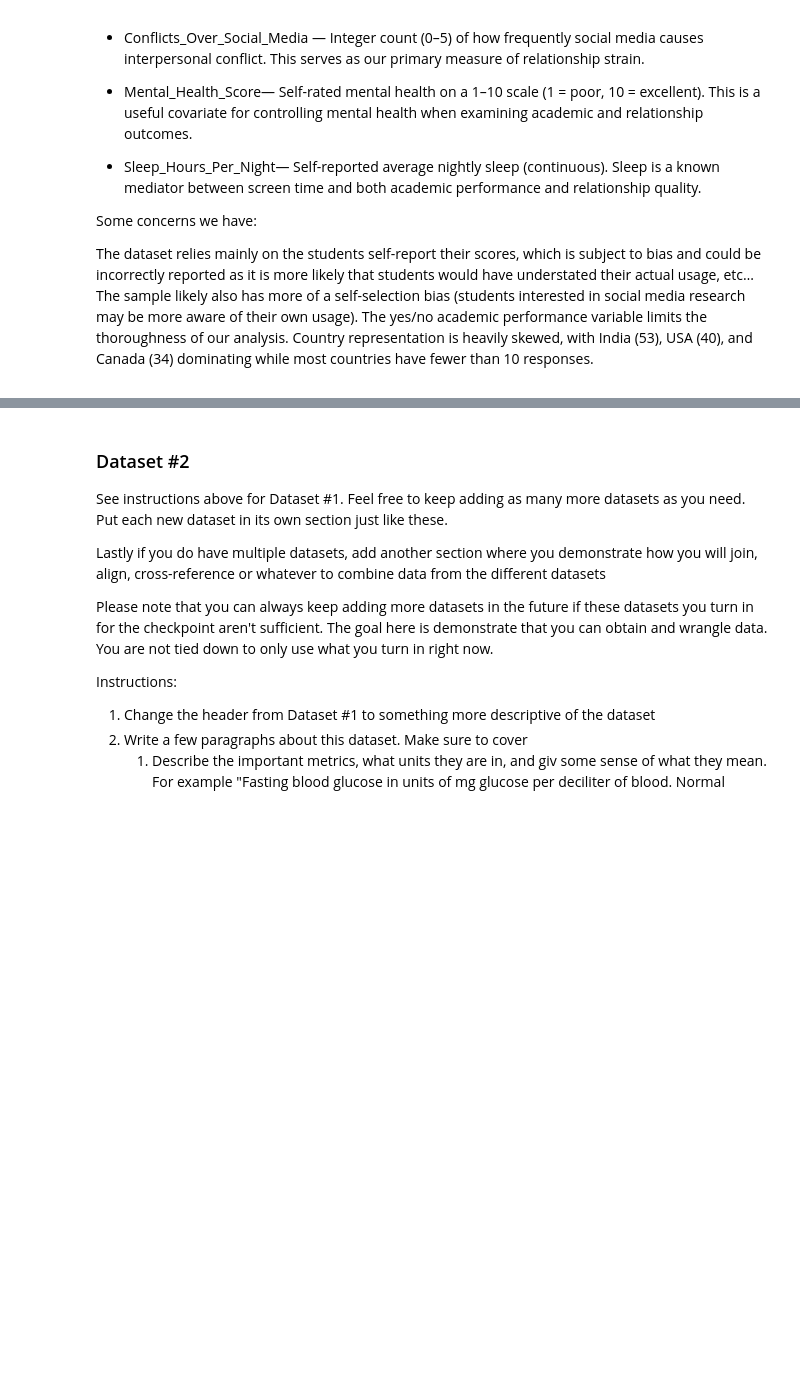
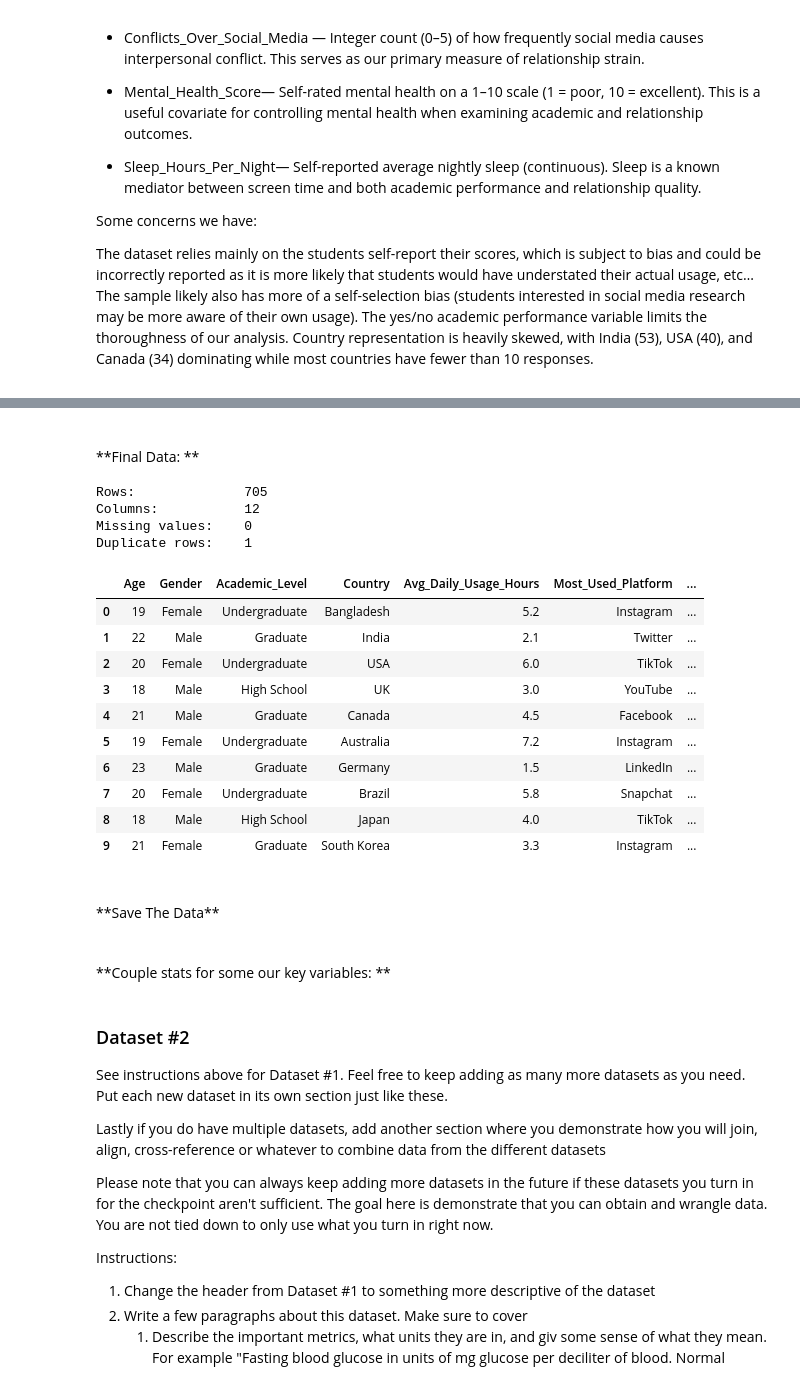
Before and after one commit to COGS108/Group151_WI26, a Jupyter notebook: 01-DataCheckpoint.ipynb, the cells around one changed output, grey strips where cells are left out. Cells and saved outputs as stored; diff of their text form; code cells hidden in the pictures; blank space fills up the shorter version.

```diff
--- a/01-DataCheckpoint.ipynb
+++ b/01-DataCheckpoint.ipynb
@@ -195,0 +349,16 @@ FileNotFoundError: [Errno 2] No such file or directory: '/home/anl084/data/00-ra
+# %%
+df = df_raw.copy()
+
+# We drop student id cuz it’s irrelevant
+df = df.drop(columns=['Student_ID'])
+
+# We encode binary variables so we can work with the data
+df['Affects_Academic_Performance'] = df['Affects_Academic_Performance'].map({'Yes': 1, 'No': 0})
+
+# We convert categorical columns to category dtype, to help standardize important variables
+cat_cols = ['Gender', 'Academic_Level', 'Country', 'Most_Used_Platform', 'Relationship_Status']
+for col in cat_cols:
+    df[col] = df[col].astype('category')
+
+print(df.dtypes.to_string())
+print(f'\nShape: {df.shape}')
@@ -195,0 +380,29 @@ FileNotFoundError: [Errno 2] No such file or directory: '/home/anl084/data/00-ra
+# %% [markdown]
+<br>
+**Final Data: **
+# %%
+print(f'Rows:              {len(df)}')
+print(f'Columns:           {df.shape[1]}')
+print(f'Missing values:    {df.isnull().sum().sum()}')
+print(f'Duplicate rows:    {df.duplicated().sum()}')
+print()
+df.head(10)
+# %% [output]
+Rows:              705
+Columns:           12
+Missing values:    0
+Duplicate rows:    1
+|  | Age | Gender | Academic_Level | Country | Avg_Daily_Usage_Hours | Most_Used_Platform | ... |
+| 0 | 19 | Female | Undergraduate | Bangladesh | 5.2 | Instagram | ... |
+| 1 | 22 | Male | Graduate | India | 2.1 | Twitter | ... |
+| 2 | 20 | Female | Undergraduate | USA | 6.0 | TikTok | ... |
+| 3 | 18 | Male | High School | UK | 3.0 | YouTube | ... |
+| 4 | 21 | Male | Graduate | Canada | 4.5 | Facebook | ... |
+| 5 | 19 | Female | Undergraduate | Australia | 7.2 | Instagram | ... |
+| 6 | 23 | Male | Graduate | Germany | 1.5 | LinkedIn | ... |
+| 7 | 20 | Female | Undergraduate | Brazil | 5.8 | Snapchat | ... |
+| 8 | 18 | Male | High School | Japan | 4.0 | TikTok | ... |
+| 9 | 21 | Female | Graduate | South Korea | 3.3 | Instagram | ... |
+# %% [markdown]
+<br>
+**Save The Data**
@@ -195,0 +412,3 @@ FileNotFoundError: [Errno 2] No such file or directory: '/home/anl084/data/00-ra
+# %% [markdown]
+<br>
+**Couple stats for some our key variables: **
```
Also changed, not shown: parts of 23 cells of this notebook.
